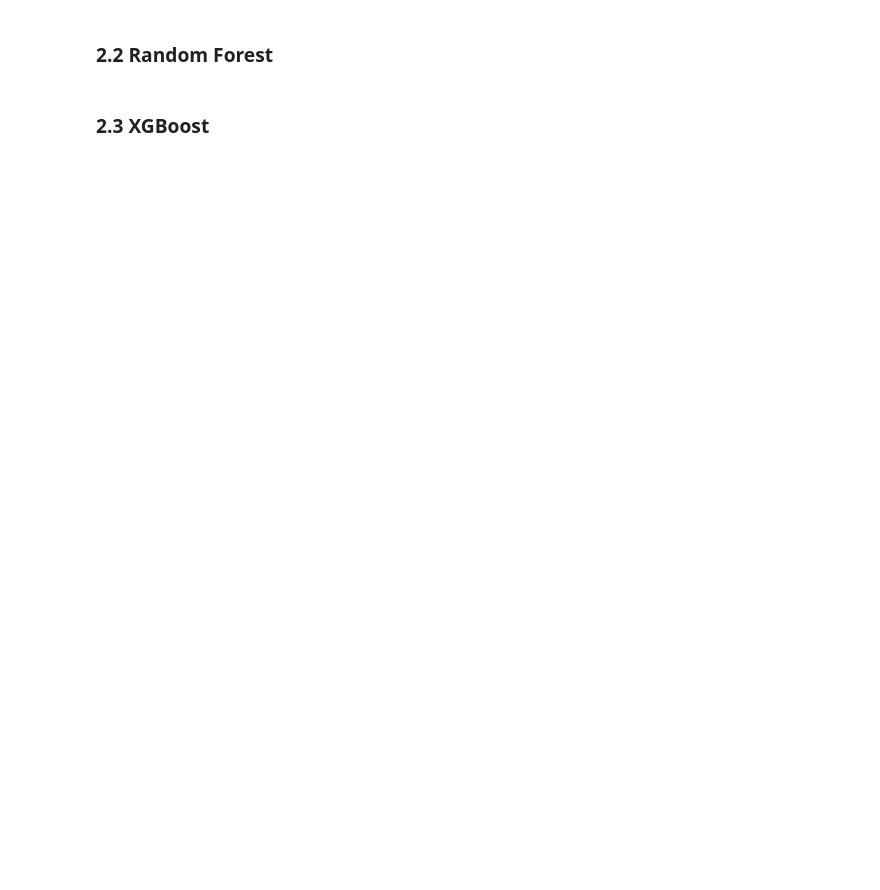
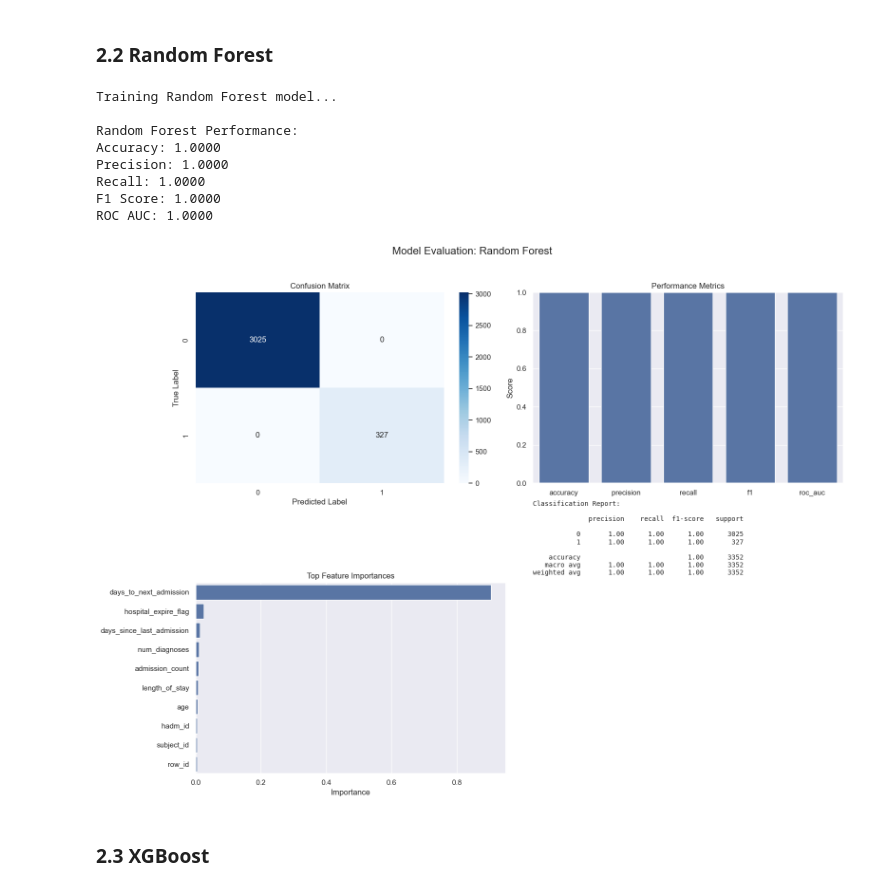
Before and after one commit to SakshamTyagii/heartbyte, a Jupyter notebook: notebooks/03_model_training.ipynb, the cells around one changed output. Drawn from its saved outputs; the diff is of its cells as text; code cells hidden in the pictures; blank space fills up the shorter version.

```diff
--- a/notebooks/03_model_training.ipynb
+++ b/notebooks/03_model_training.ipynb
@@ -24,4 +245,33 @@ We'll train three models with different complexity levels:
 # %% [markdown]
 ### 2.2 Random Forest
+# %%
+# Train random forest model
+print("Training Random Forest model...")
+rf_model = train_random_forest(X_train, y_train)
+
+# Evaluate model
+rf_results = evaluate_model(rf_model, X_test, y_test, feature_names)
+results['random_forest'] = rf_results
+
+# Display evaluation
+print("\nRandom Forest Performance:")
+print(f"Accuracy: {rf_results['accuracy']:.4f}")
+print(f"Precision: {rf_results['precision']:.4f}")
+print(f"Recall: {rf_results['recall']:.4f}")
+print(f"F1 Score: {rf_results['f1']:.4f}")
+print(f"ROC AUC: {rf_results['roc_auc']:.4f}")
+
+# Plot evaluation
+plot_model_evaluation(rf_results, "Random Forest")
+# %% [output]
+Training Random Forest model...
+
+Random Forest Performance:
+Accuracy: 1.0000
+Precision: 1.0000
+Recall: 1.0000
+F1 Score: 1.0000
+ROC AUC: 1.0000
+[figure, added]
 # %% [markdown]
 ### 2.3 XGBoost
```
Also changed, not shown: parts of 15 cells of this notebook.
